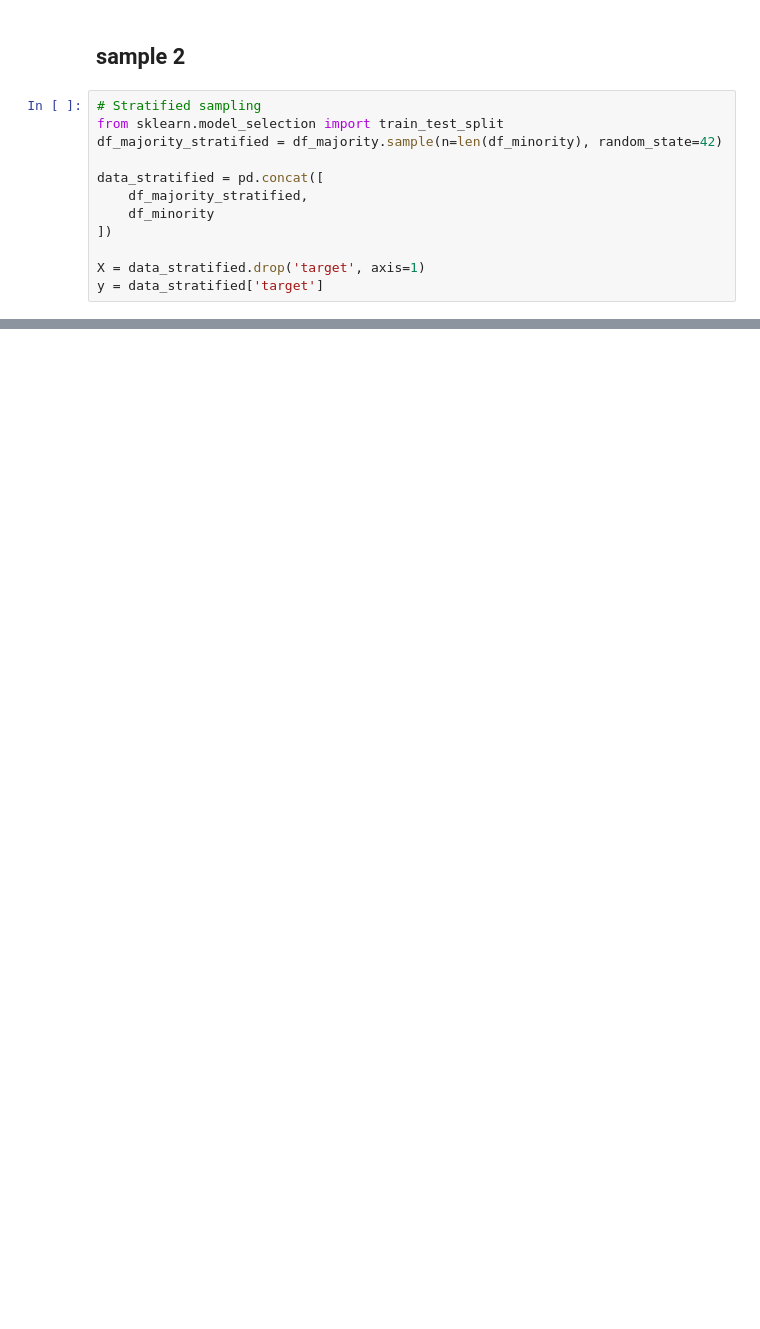
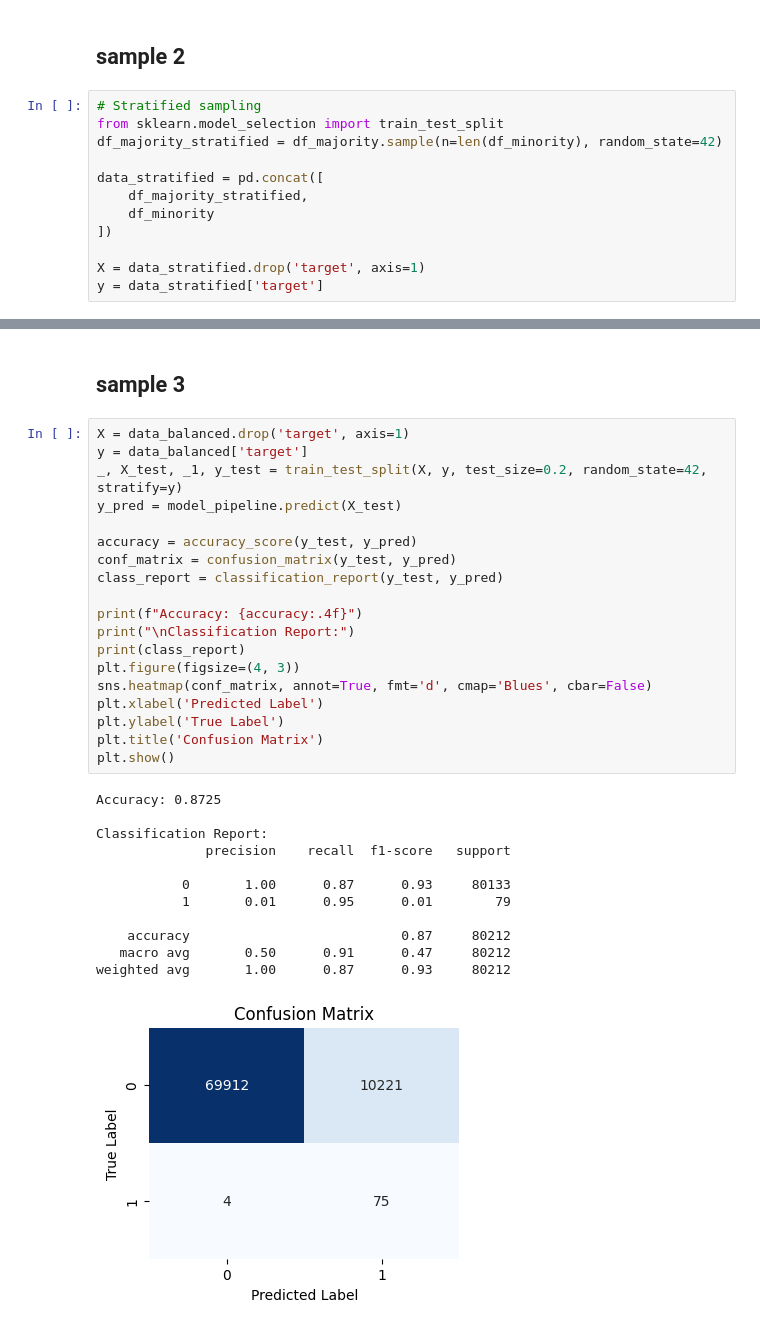
Before and after one commit to karl-1-bit/ULTIMATE4, a Jupyter notebook: Skin_cancer_preprocessing.ipynb, the cells around one changed output, grey strips where cells are left out. Drawn from its saved outputs; the diff is of its cells as text; blank space fills up the shorter version.

```diff
--- a/Skin_cancer_preprocessing.ipynb
+++ b/Skin_cancer_preprocessing.ipynb
@@ -941,0 +855,34 @@ print(better_cat)
+# %% [markdown]
+## sample 3
+# %%
+X = data_balanced.drop('target', axis=1)
+y = data_balanced['target']
+_, X_test, _1, y_test = train_test_split(X, y, test_size=0.2, random_state=42, stratify=y)
+y_pred = model_pipeline.predict(X_test)
+
+accuracy = accuracy_score(y_test, y_pred)
+conf_matrix = confusion_matrix(y_test, y_pred)
+class_report = classification_report(y_test, y_pred)
+
+print(f"Accuracy: {accuracy:.4f}")
+print("\nClassification Report:")
+print(class_report)
+plt.figure(figsize=(4, 3))
+sns.heatmap(conf_matrix, annot=True, fmt='d', cmap='Blues', cbar=False)
+plt.xlabel('Predicted Label')
+plt.ylabel('True Label')
+plt.title('Confusion Matrix')
+plt.show()
+# %% [output]
+Accuracy: 0.8725
+
+Classification Report:
+              precision    recall  f1-score   support
+
+           0       1.00      0.87      0.93     80133
+           1       0.01      0.95      0.01        79
+
+    accuracy                           0.87     80212
+   macro avg       0.50      0.91      0.47     80212
+weighted avg       1.00      0.87      0.93     80212
+[figure, added]
```
Also changed, not shown: parts of 51 cells of this notebook.
